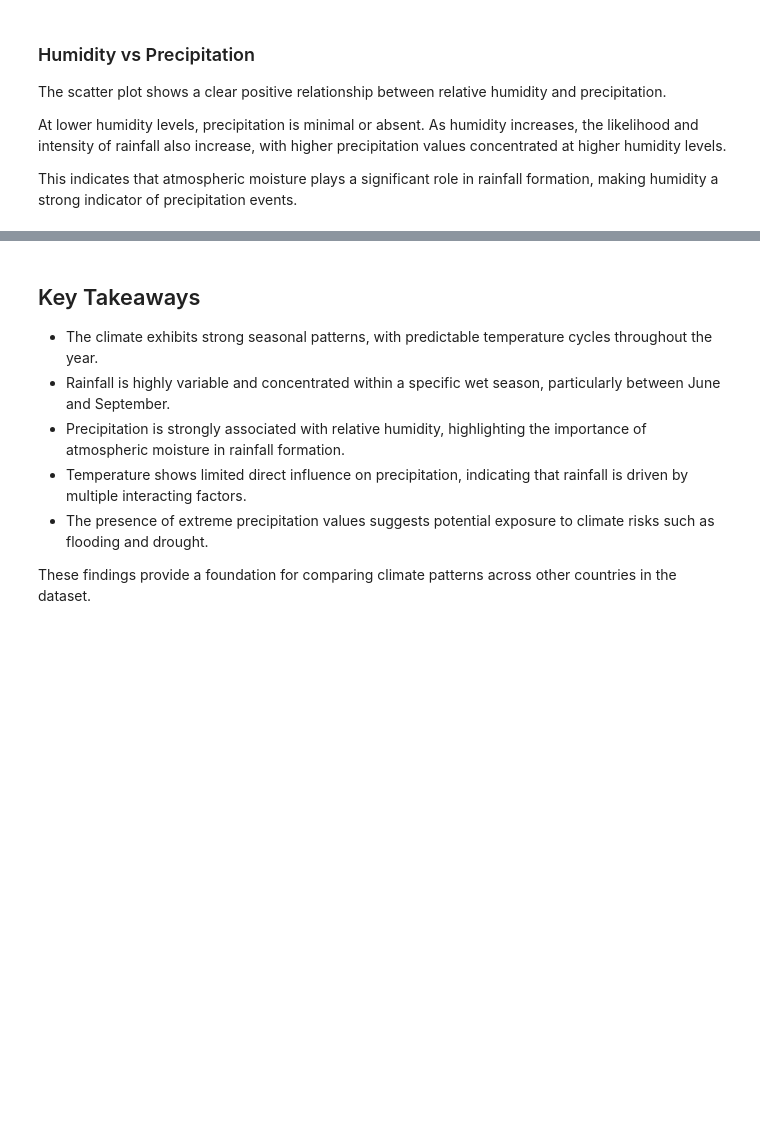
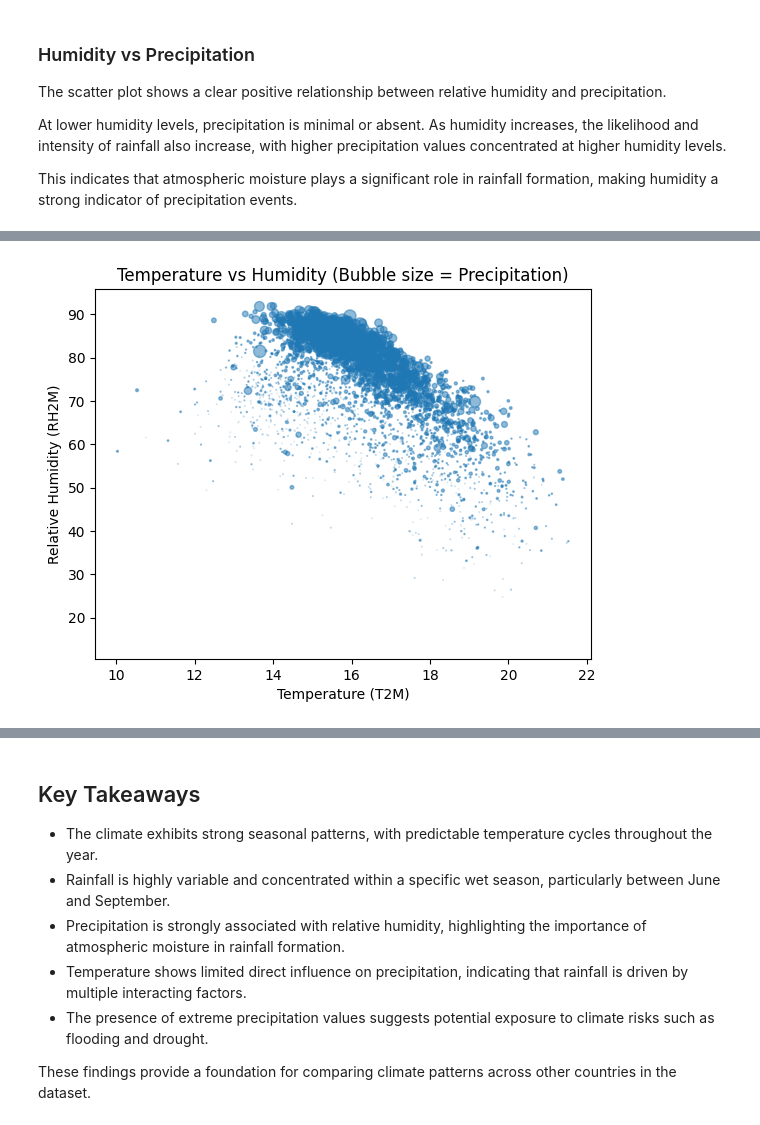
Before and after one commit to Suabdu9/climate-challenge-weeko, a Jupyter notebook: notebooks/ethiopia_eda.ipynb, the cells around one changed output, grey strips where cells are left out. Cells and saved outputs as stored; diff of their text form; code cells hidden in the pictures; blank space fills up the shorter version.

```diff
--- a/notebooks/ethiopia_eda.ipynb
+++ b/notebooks/ethiopia_eda.ipynb
@@ -348,0 +370,15 @@ This indicates that atmospheric moisture plays a significant role in rainfall fo
+# %%
+plt.figure()
+plt.scatter(
+    df["T2M"],
+    df["RH2M"],
+    s=df["PRECTOTCORR"] * 2,  # scale bubbles
+    alpha=0.5
+)
+
+plt.xlabel("Temperature (T2M)")
+plt.ylabel("Relative Humidity (RH2M)")
+plt.title("Temperature vs Humidity (Bubble size = Precipitation)")
+plt.show()
+# %% [output]
+[figure, added]
```
Also changed, not shown: parts of 4 cells of this notebook, 1 other file.
